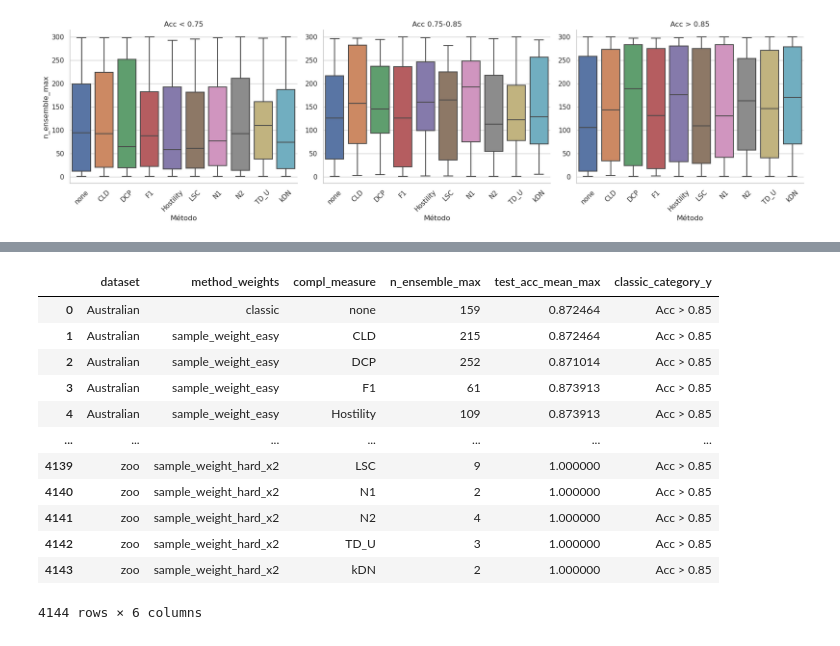
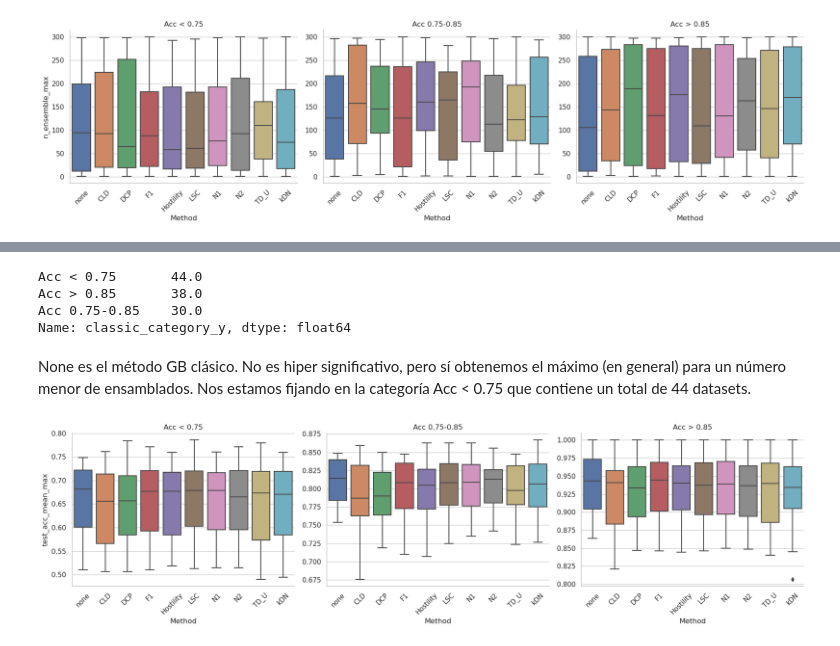
Before and after one commit to carmenlancho/EnsemblesComplexity, a Jupyter notebook: Notebooks/Analysis_GB_LevelOfComplexity.ipynb, the cells around one changed output, grey strips where cells are left out. Drawn from its saved outputs; the diff is of its cells as text; code cells hidden in the pictures.

```diff
--- a/Notebooks/Analysis_GB_LevelOfComplexity.ipynb
+++ b/Notebooks/Analysis_GB_LevelOfComplexity.ipynb
@@ -1789,16 +1773,37 @@ classic_categories
-# %%
-max_performance
-# %% [output]
-|  | dataset | method_weights | compl_measure | n_ensemble_max | test_acc_mean_max | classic_category_y |
-| 0 | Australian | classic | none | 159 | 0.872464 | Acc > 0.85 |
-| 1 | Australian | sample_weight_easy | CLD | 215 | 0.872464 | Acc > 0.85 |
-| 2 | Australian | sample_weight_easy | DCP | 252 | 0.871014 | Acc > 0.85 |
-| 3 | Australian | sample_weight_easy | F1 | 61 | 0.873913 | Acc > 0.85 |
-| 4 | Australian | sample_weight_easy | Hostility | 109 | 0.873913 | Acc > 0.85 |
-| ... | ... | ... | ... | ... | ... | ... |
-| 4139 | zoo | sample_weight_hard_x2 | LSC | 9 | 1.000000 | Acc > 0.85 |
-| 4140 | zoo | sample_weight_hard_x2 | N1 | 2 | 1.000000 | Acc > 0.85 |
-| 4141 | zoo | sample_weight_hard_x2 | N2 | 4 | 1.000000 | Acc > 0.85 |
-| 4142 | zoo | sample_weight_hard_x2 | TD_U | 3 | 1.000000 | Acc > 0.85 |
-| 4143 | zoo | sample_weight_hard_x2 | kDN | 2 | 1.000000 | Acc > 0.85 |
-4144 rows × 6 columns
+# %%
+max_performance.head()
+max_performance['classic_category_y'].value_counts()/10
+# %% [output]
+Acc < 0.75       44.0
+Acc > 0.85       38.0
+Acc 0.75-0.85    30.0
+Name: classic_category_y, dtype: float64
+# %% [markdown]
+None es el método GB clásico. No es hiper significativo, pero sí obtenemos el máximo (en general) para un número menor de ensamblados. Nos estamos fijando en la categoría Acc < 0.75 que contiene un total de 44 datasets.
+# %%
+# Configuración del estilo del gráfico
+sns.set(style="whitegrid")
+
+# Crear un gráfico por cada categoría de classic_category
+g = sns.catplot(
+    data=max_performance,
+    x="compl_measure",
+    y="test_acc_mean_max",
+    #hue="compl_measure",  # Colorea por medida de complejidad
+    col="classic_category_y",  # Divide por categoría de dificultad
+    kind="box",
+    sharey=False,  # Permite que cada gráfico tenga su propio rango en y
+    height=5,
+    aspect=1.2
+)
+
+# Personalizar el título y ejes
+g.set_titles("{col_name}")  # Títulos basados en categorías
+g.set_axis_labels("Method", "test_acc_mean_max")
+g.set_xticklabels(rotation=45)
+g.tight_layout()
+
+# Mostrar el gráfico
+plt.show()
+# %% [output]
+[figure, added]
```
Also changed, not shown: parts of 26 cells of this notebook.
